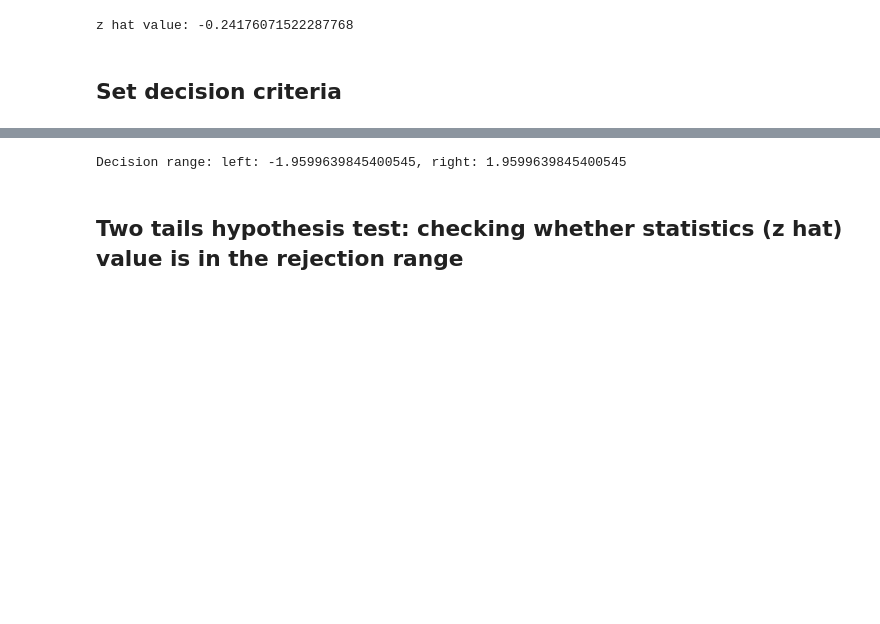
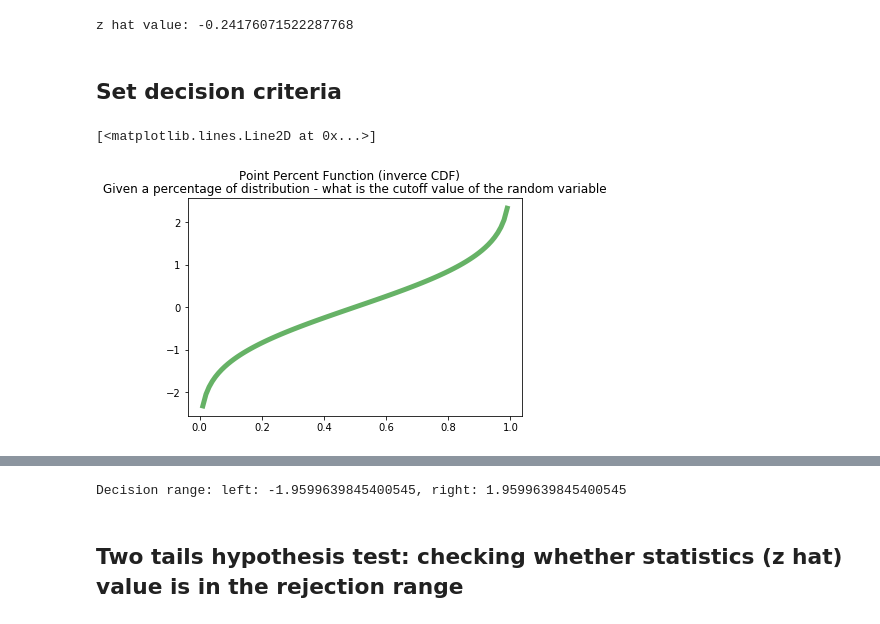
Before and after one commit to dmitryaleks/ml-trading, a Jupyter notebook: models/hypothesis-testing/stock-return-hypothesis-testing.ipynb, the cells around one changed output, grey strips where cells are left out. Cells and saved outputs as stored; diff of their text form; code cells hidden in the pictures; blank space fills up the shorter version.

Commit message:
Clarified usage of PPF (Point Percentage Function) in decision criteria calculation

```diff
--- a/models/hypothesis-testing/stock-return-hypothesis-testing.ipynb
+++ b/models/hypothesis-testing/stock-return-hypothesis-testing.ipynb
@@ -60,3 +60,12 @@ print(f'z hat value: {z_hat}')
 z hat value: -0.24176071522287768
 # %% [markdown]
 ## Set decision criteria
+# %%
+# Will be using Point Percent Function to define the decision criteria
+x = np.linspace(0.0, 1.0, 100)
+plt.suptitle('Point Percent Function (inverce CDF)')
+plt.title('Given a percentage of distribution - what is the cutoff value of the random variable')
+plt.plot(x, norm.ppf(x),'g-', lw=5, alpha=0.6, label='norm pdf')
+# %% [output]
+[<matplotlib.lines.Line2D at 0x...>]
+[figure, added]
```
Also changed, not shown: parts of 2 cells of this notebook.
